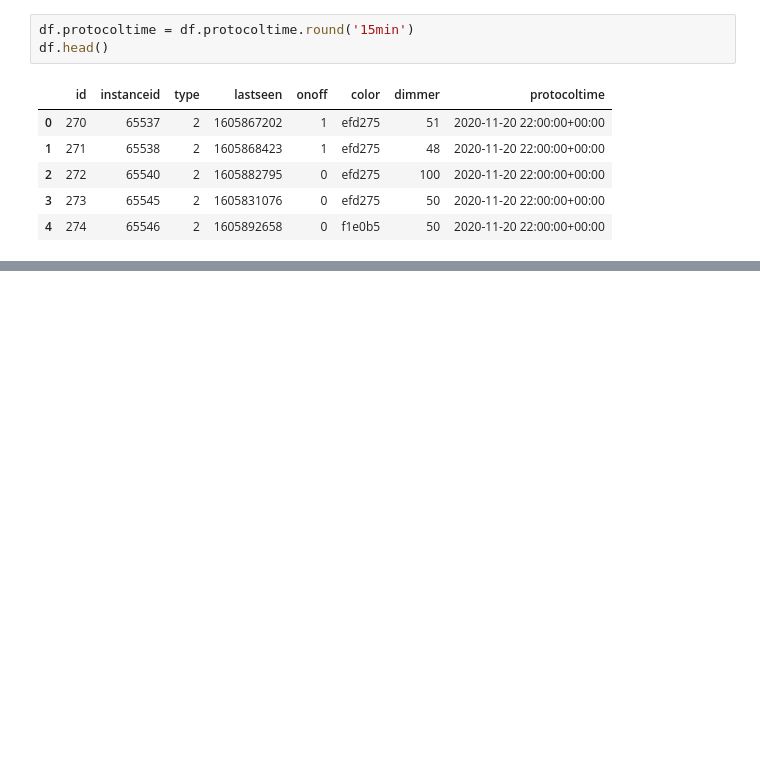
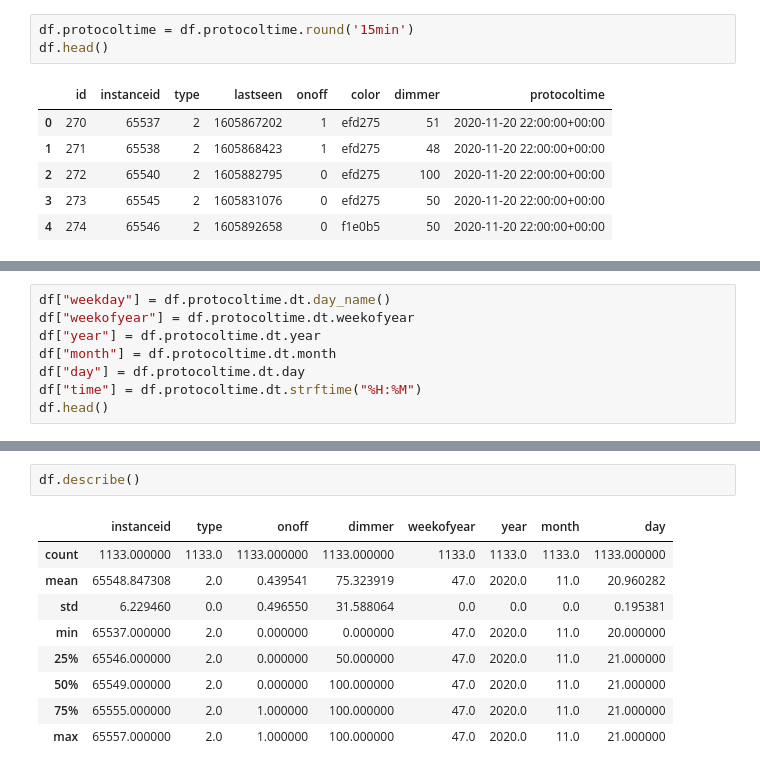
Before and after one commit to Mo0812/mk-home-automation, a Jupyter notebook: mk-home-automation.ipynb, the cells around one changed output, grey strips where cells are left out. Saved outputs shown, nothing was run; the diff lists cells and outputs as text; blank space fills up the shorter version.

```diff
--- a/mk-home-automation.ipynb
+++ b/mk-home-automation.ipynb
@@ -34,0 +93,8 @@ df.head()
+# %%
+df["weekday"] = df.protocoltime.dt.day_name()
+df["weekofyear"] = df.protocoltime.dt.weekofyear
+df["year"] = df.protocoltime.dt.year
+df["month"] = df.protocoltime.dt.month
+df["day"] = df.protocoltime.dt.day
+df["time"] = df.protocoltime.dt.strftime("%H:%M")
+df.head()
@@ -34,0 +130,12 @@ df.head()
+# %%
+df.describe()
+# %% [output]
+|  | instanceid | type | onoff | dimmer | weekofyear | year | month | day |
+| count | 1133.000000 | 1133.0 | 1133.000000 | 1133.000000 | 1133.0 | 1133.0 | 1133.0 | 1133.000000 |
+| mean | 65548.847308 | 2.0 | 0.439541 | 75.323919 | 47.0 | 2020.0 | 11.0 | 20.960282 |
+| std | 6.229460 | 0.0 | 0.496550 | 31.588064 | 0.0 | 0.0 | 0.0 | 0.195381 |
+| min | 65537.000000 | 2.0 | 0.000000 | 0.000000 | 47.0 | 2020.0 | 11.0 | 20.000000 |
+| 25% | 65546.000000 | 2.0 | 0.000000 | 50.000000 | 47.0 | 2020.0 | 11.0 | 21.000000 |
+| 50% | 65549.000000 | 2.0 | 0.000000 | 100.000000 | 47.0 | 2020.0 | 11.0 | 21.000000 |
+| 75% | 65555.000000 | 2.0 | 1.000000 | 100.000000 | 47.0 | 2020.0 | 11.0 | 21.000000 |
+| max | 65557.000000 | 2.0 | 1.000000 | 100.000000 | 47.0 | 2020.0 | 11.0 | 21.000000 |
```
Also changed, not shown: parts of 19 cells of this notebook.
